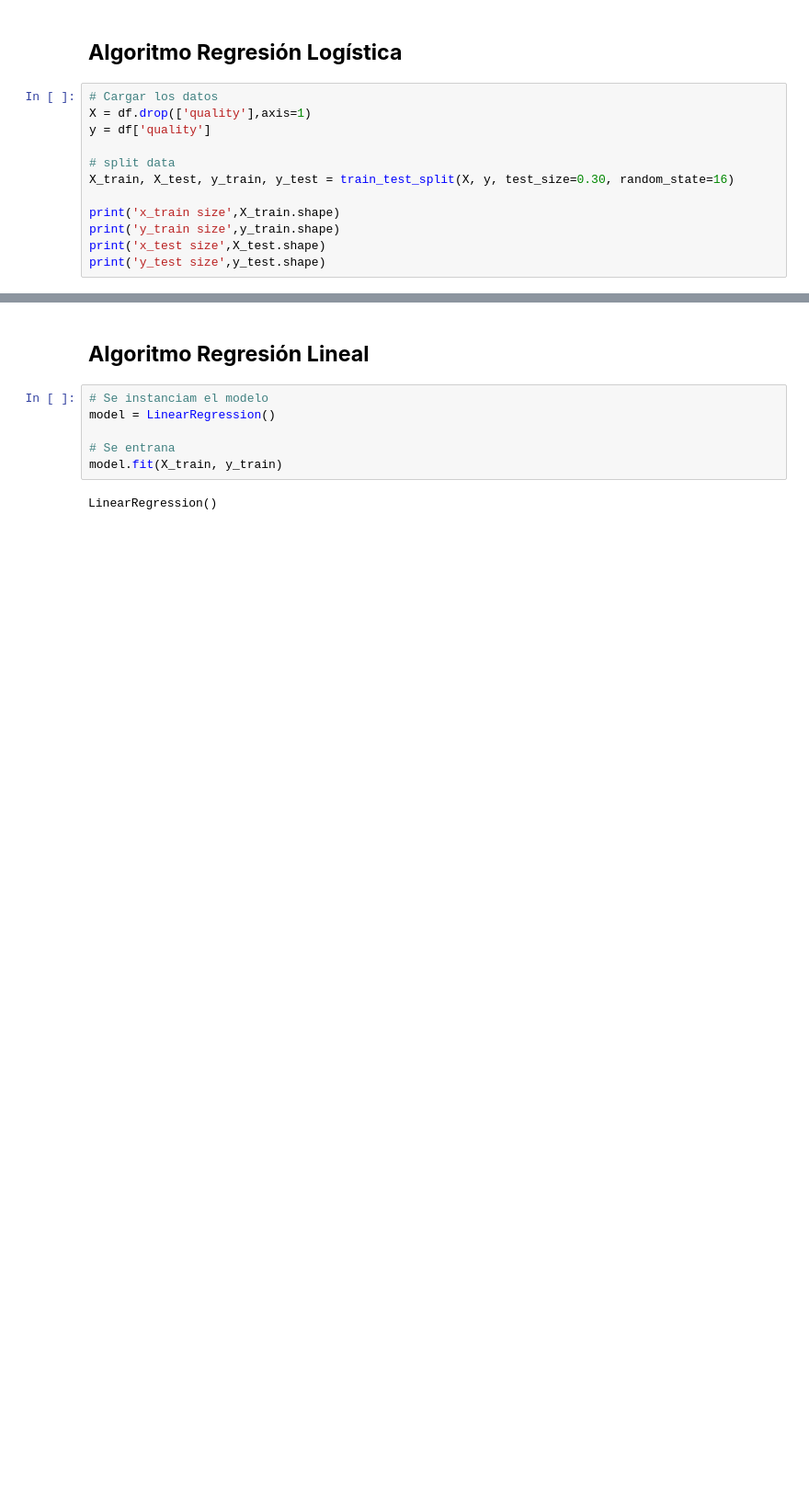
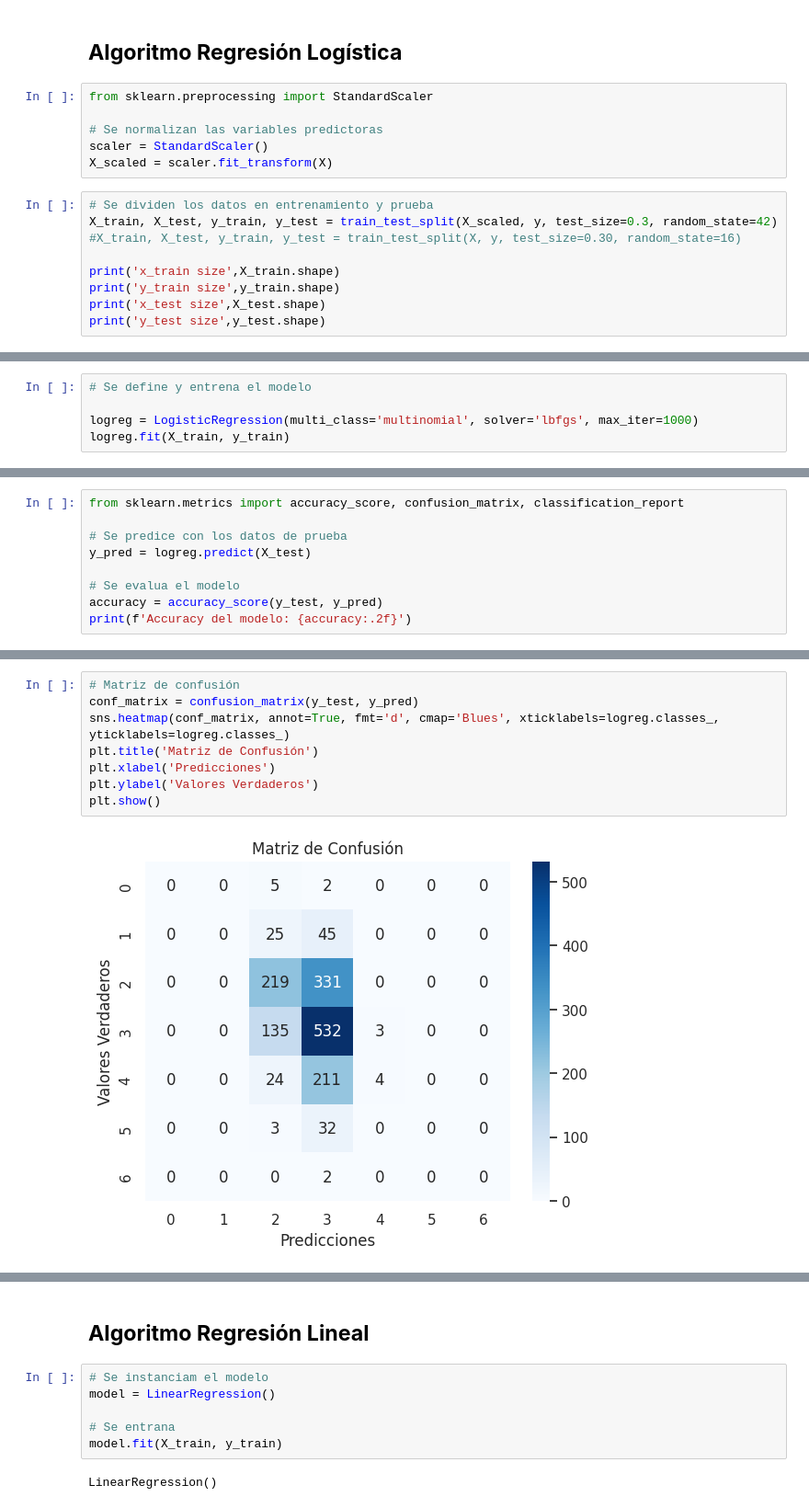
Before and after one commit to eugeinga/CODER-DataScienceI, a Jupyter notebook: ProyectoDS_ParteII_INGARAMO.ipynb, the cells around one changed output, grey strips where cells are left out. Shown at 92% size. Drawn from its saved outputs; the diff is of its cells as text; blank space fills up the shorter version.

Commit message:
LogisticRegression

```diff
--- a/ProyectoDS_ParteII_INGARAMO.ipynb
+++ b/ProyectoDS_ParteII_INGARAMO.ipynb
@@ -709,12 +698,15 @@ dtype: int64
 # %% [markdown]
 ## **Algoritmo Regresión Logística**
+# %%
+from sklearn.preprocessing import StandardScaler
+
+# Se normalizan las variables predictoras
+scaler = StandardScaler()
+X_scaled = scaler.fit_transform(X)
 # %%
-# Cargar los datos
-X = df.drop(['quality'],axis=1)
-y = df['quality']
-
-# split data
-X_train, X_test, y_train, y_test = train_test_split(X, y, test_size=0.30, random_state=16)
+# Se dividen los datos en entrenamiento y prueba
+X_train, X_test, y_train, y_test = train_test_split(X_scaled, y, test_size=0.3, random_state=42)
+#X_train, X_test, y_train, y_test = train_test_split(X, y, test_size=0.30, random_state=16)
 
 print('x_train size',X_train.shape)
 print('y_train size',y_train.shape)
@@ -727 +719,6 @@ x_test size (1573, 13)
 y_test size (1573,)
+# %%
+# Se define y entrena el modelo
+
+logreg = LogisticRegression(multi_class='multinomial', solver='lbfgs', max_iter=1000)
+logreg.fit(X_train, y_train)
@@ -727,0 +727,9 @@ y_test size (1573,)
+# %%
+from sklearn.metrics import accuracy_score, confusion_matrix, classification_report
+
+# Se predice con los datos de prueba
+y_pred = logreg.predict(X_test)
+
+# Se evalua el modelo
+accuracy = accuracy_score(y_test, y_pred)
+print(f'Accuracy del modelo: {accuracy:.2f}')
@@ -727,0 +738,10 @@ y_test size (1573,)
+# %%
+# Matriz de confusión
+conf_matrix = confusion_matrix(y_test, y_pred)
+sns.heatmap(conf_matrix, annot=True, fmt='d', cmap='Blues', xticklabels=logreg.classes_, yticklabels=logreg.classes_)
+plt.title('Matriz de Confusión')
+plt.xlabel('Predicciones')
+plt.ylabel('Valores Verdaderos')
+plt.show()
+# %% [output]
+[figure, added]
```
Also changed, not shown: parts of 16 cells of this notebook.
